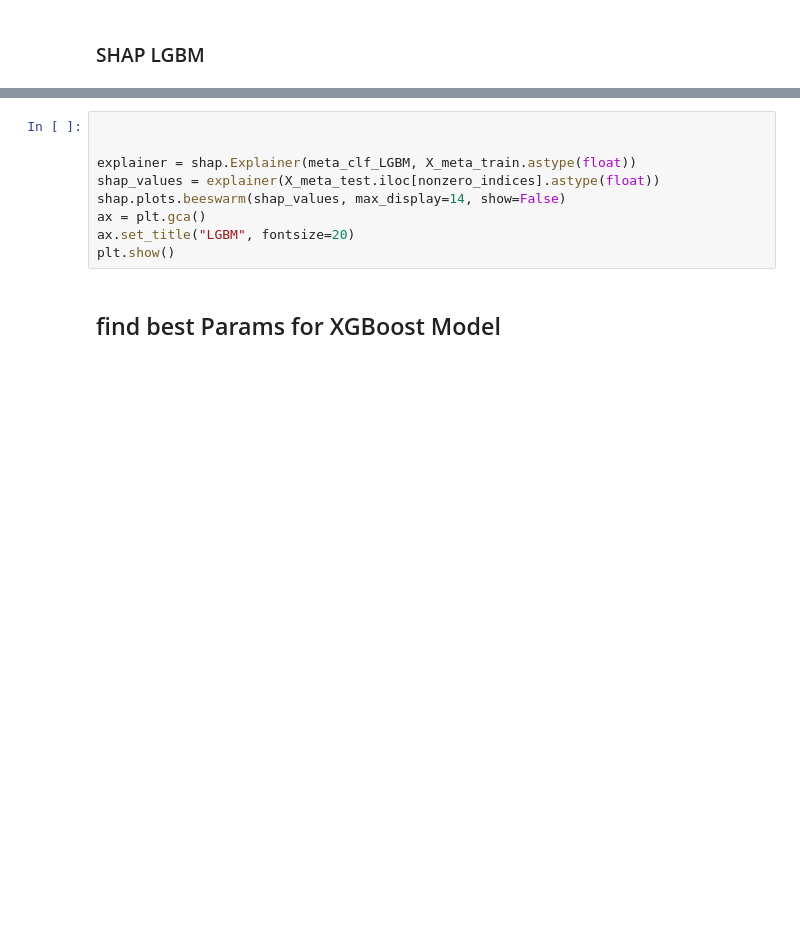
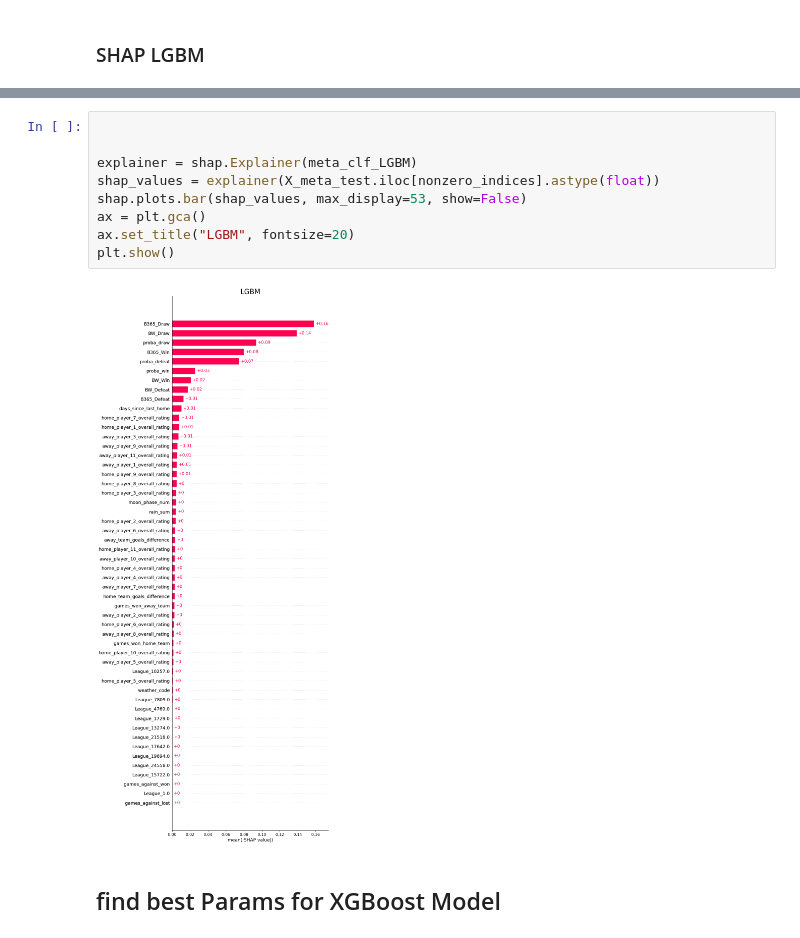
Before and after one commit to leolabla/MetaLabelingSportsPrediction, a Jupyter notebook: Modeling.ipynb, the cells around one changed output, grey strips where cells are left out. Cells and saved outputs as stored; diff of their text form; blank space fills up the shorter version.

```diff
--- a/Modeling.ipynb
+++ b/Modeling.ipynb
@@ -493,12 +493,14 @@ Correct predicts on bets: 0.6260 (1235/1973)
 # %%
 
 
-explainer = shap.Explainer(meta_clf_LGBM, X_meta_train.astype(float))
+explainer = shap.Explainer(meta_clf_LGBM)
 shap_values = explainer(X_meta_test.iloc[nonzero_indices].astype(float))
-shap.plots.beeswarm(shap_values, max_display=14, show=False)
+shap.plots.bar(shap_values, max_display=53, show=False)
 ax = plt.gca()
 ax.set_title("LGBM", fontsize=20)
 plt.show()
+# %% [output]
+[figure, added]
 # %% [markdown]
 ## find best Params for XGBoost Model
 # %%
```
Also changed, not shown: parts of 12 cells of this notebook.
